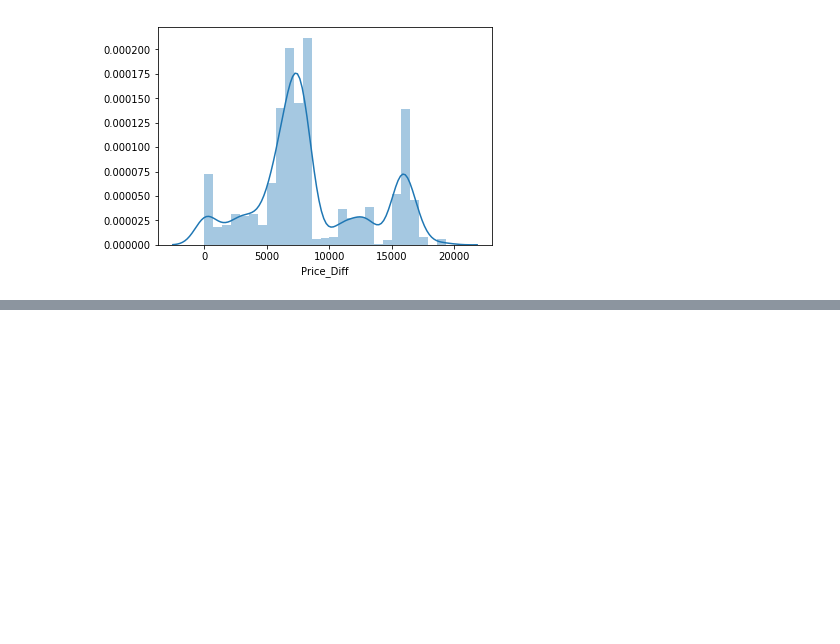
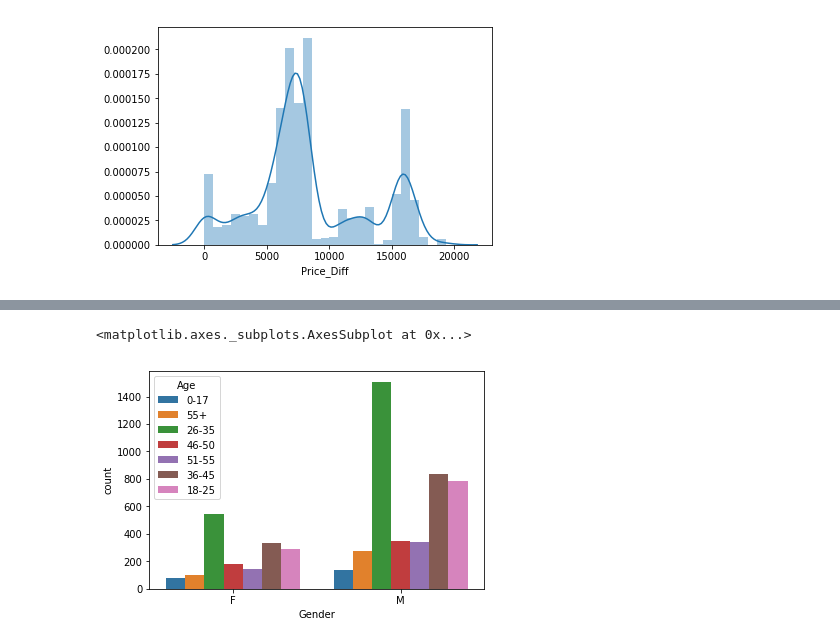
Before and after one commit to jbsolis/Black-Friday-Sales, a Jupyter notebook: EDA.ipynb, the cells around one changed output, grey strips where cells are left out. Saved outputs shown, nothing was run; the diff lists cells and outputs as text; code cells hidden in the pictures; blank space fills up the shorter version.

```diff
--- a/EDA.ipynb
+++ b/EDA.ipynb
@@ -128,0 +147,5 @@ customer_repeat = train.groupby(by = ["User_ID", "Product_ID"],
+# %%
+sns.countplot(dedupe_train.Gender, hue = dedupe_train.Age)
+# %% [output]
+<matplotlib.axes._subplots.AxesSubplot at 0x...>
+[figure, added]
```
Also changed, not shown: parts of 15 cells of this notebook.
